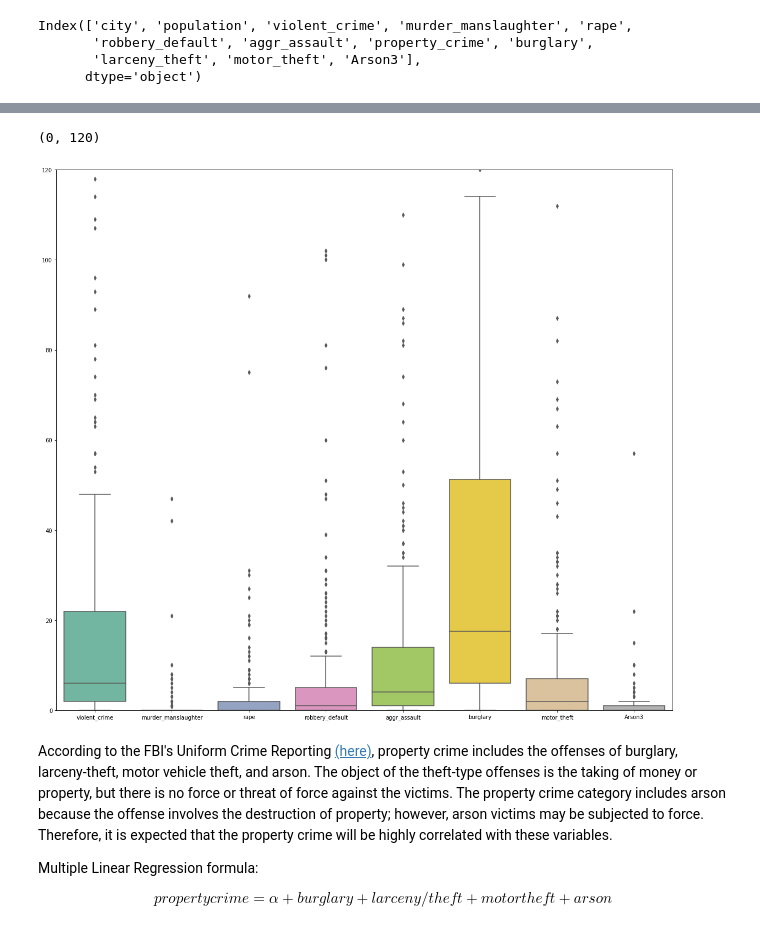
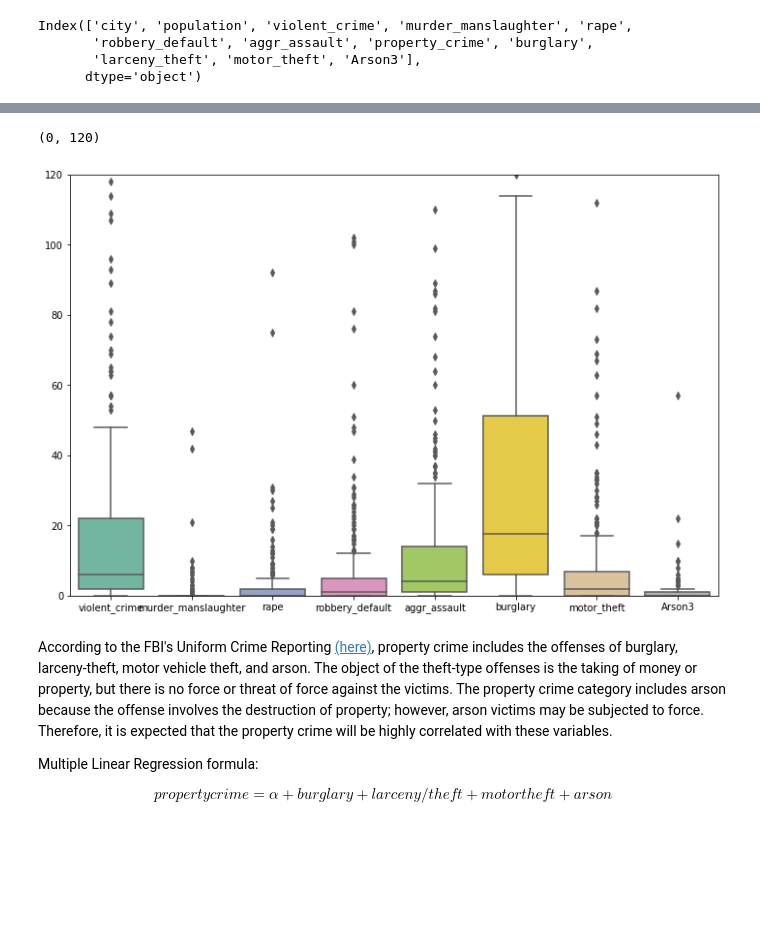
Before and after one commit to PriyankaBiswas/Data-Science, a Jupyter notebook: Unit2_SL/NYCrime/crime_regression_mymodel.ipynb, the cells around one changed output, grey strips where cells are left out. Drawn from its saved outputs; the diff is of its cells as text; code cells hidden in the pictures; blank space fills up the shorter version.

```diff
--- a/Unit2_SL/NYCrime/crime_regression_mymodel.ipynb
+++ b/Unit2_SL/NYCrime/crime_regression_mymodel.ipynb
@@ -108,15 +115,15 @@ plt.ylim(0,800)  #almost all values of these variables are concentrated under 50
 # %%
 # Taking a closer look at the variables
 
-plt.figure(figsize=(20, 18))
+plt.figure(figsize=(12,8))
 sns.boxplot(data=nyc[[ 'violent_crime', 'murder_manslaughter', 'rape',
        'robbery_default', 'aggr_assault', 'burglary',
        'motor_theft', 'Arson3']], palette="Set2" )
 
 plt.ylim(0, 120)  #rest of the crimes are contained within 120 occurrences
 # %% [output]
 (0, 120)
-[figure, old version]
+[figure, new version]
 # %%
 # creating features - city to boroughs -- didn't find appropriate documentation - http://www.nysl.nysed.gov/genealogy/townlist.htm
 #this doesn't have all names.
```
Also changed, not shown: parts of 28 cells of this notebook.
